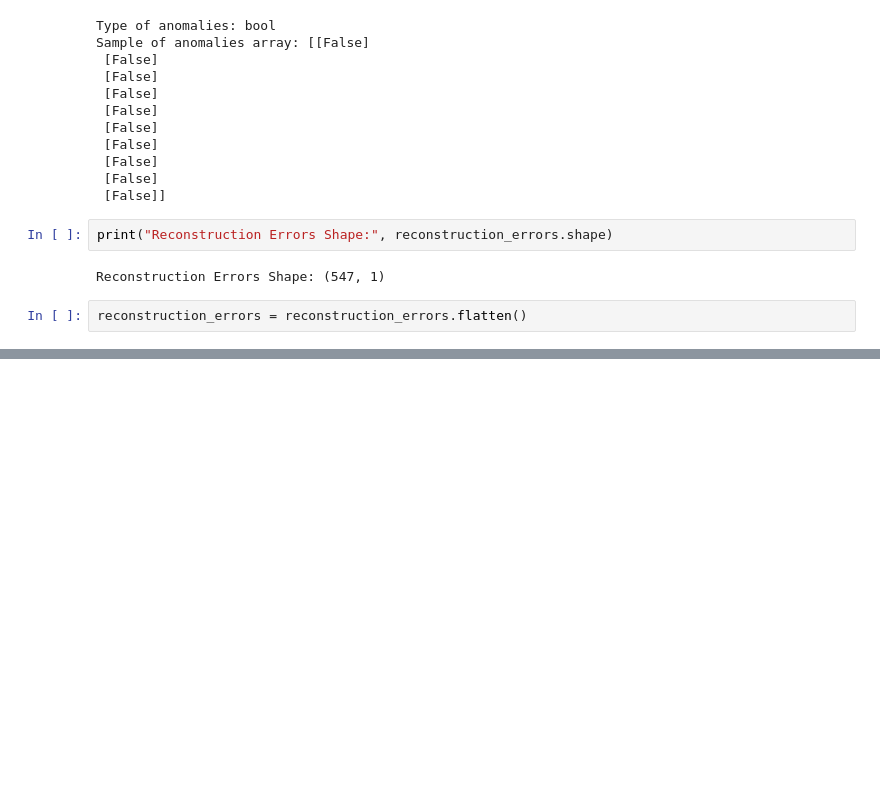
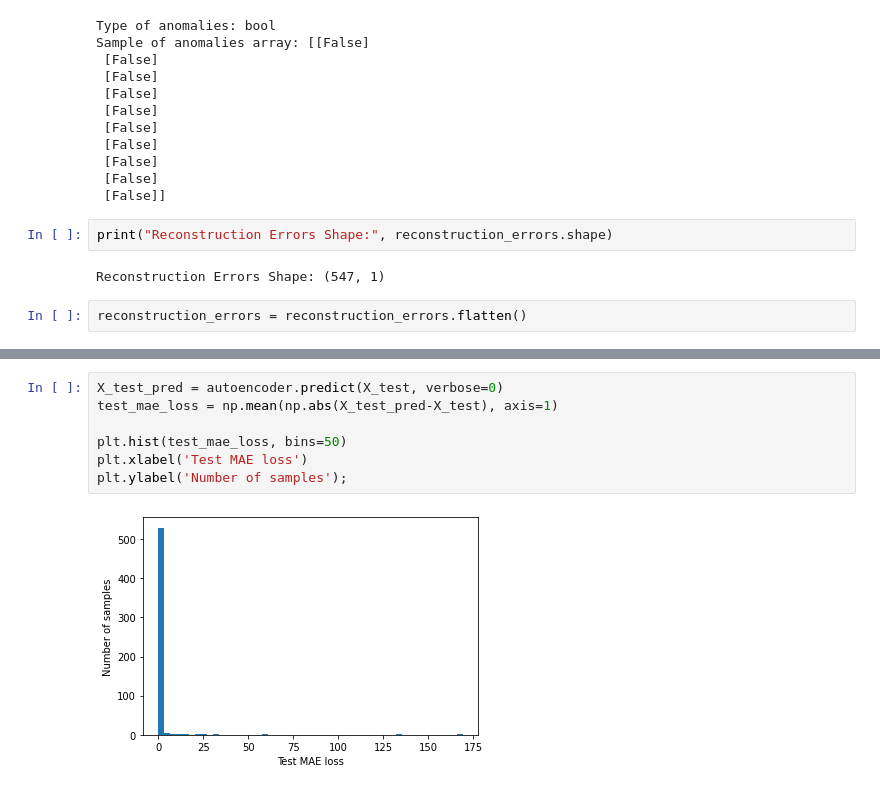
Before and after one commit to Rian021102/esp_forecasting, a Jupyter notebook: notebook/anomalydet.ipynb, the cells around one changed output, grey strips where cells are left out. Saved outputs shown, nothing was run; the diff lists cells and outputs as text; blank space fills up the shorter version.

```diff
--- a/notebook/anomalydet.ipynb
+++ b/notebook/anomalydet.ipynb
@@ -322,0 +340,9 @@ plt.show()
+# %%
+X_test_pred = autoencoder.predict(X_test, verbose=0)
+test_mae_loss = np.mean(np.abs(X_test_pred-X_test), axis=1)
+
+plt.hist(test_mae_loss, bins=50)
+plt.xlabel('Test MAE loss')
+plt.ylabel('Number of samples');
+# %% [output]
+[figure, added]
```
Also changed, not shown: parts of 19 cells of this notebook, 3 other files.
